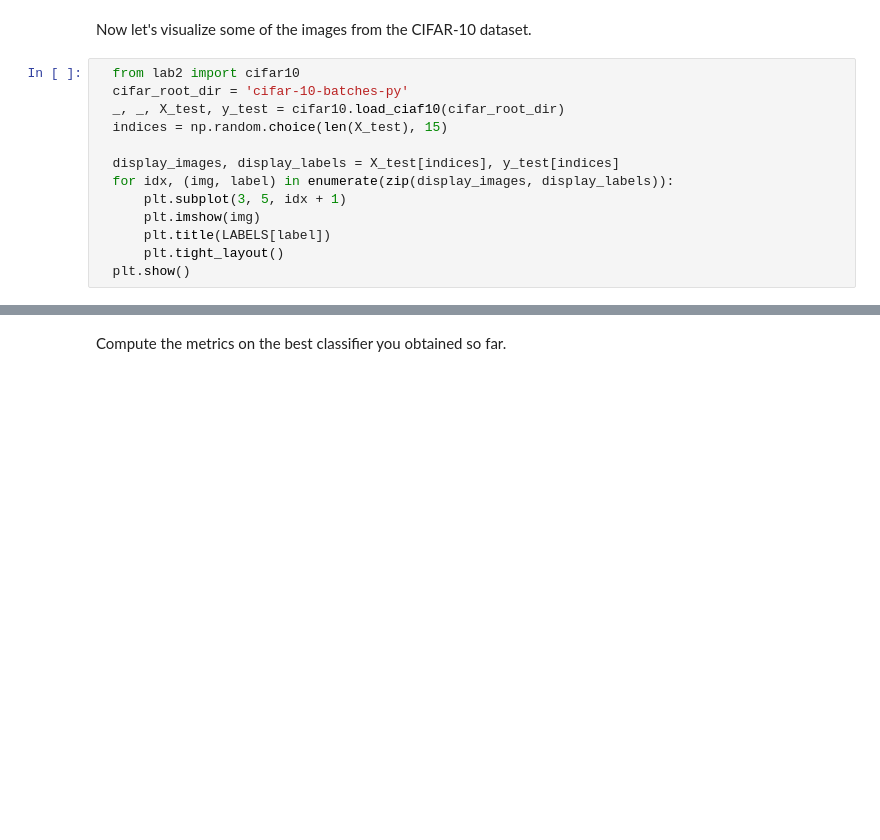
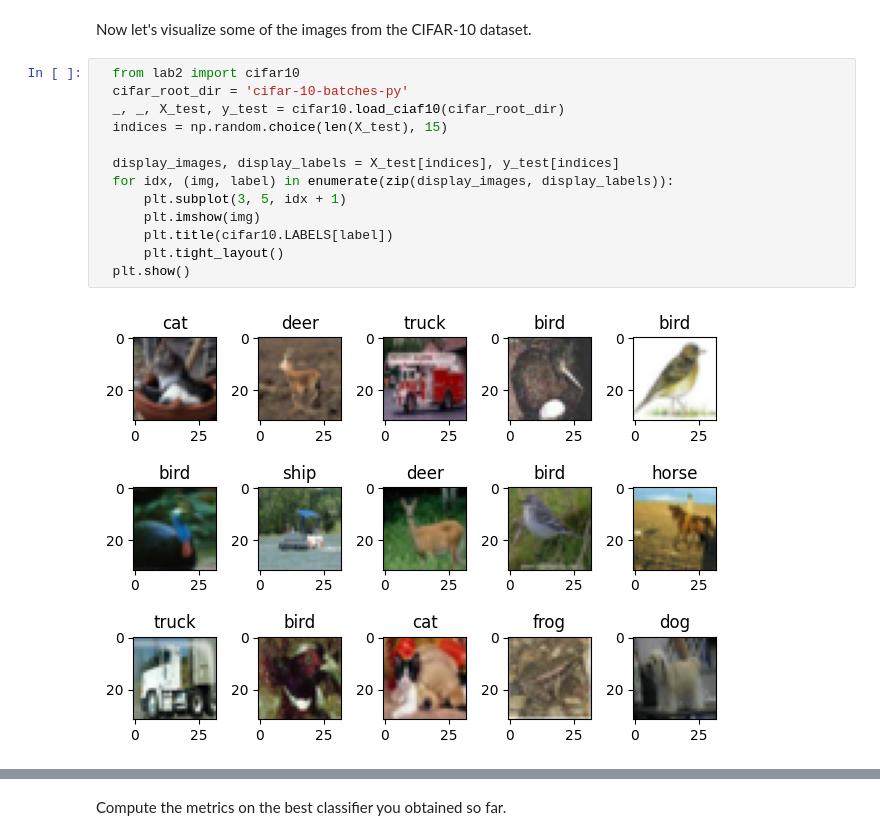
Before and after one commit to dianalauraborza/cvdl_lab2_students, a Jupyter notebook: Computer_Vision_and_Deep_Learning_Laboratory_2[students].ipynb, the cells around one changed output, grey strips where cells are left out. Cells and saved outputs as stored; diff of their text form; blank space fills up the shorter version.

```diff
--- a/Computer_Vision_and_Deep_Learning_Laboratory_2[students].ipynb
+++ b/Computer_Vision_and_Deep_Learning_Laboratory_2[students].ipynb
@@ -264,13 +159,15 @@ Now let's visualize some of the images from the CIFAR-10 dataset.
 # %%
   from lab2 import cifar10
   cifar_root_dir = 'cifar-10-batches-py'
   _, _, X_test, y_test = cifar10.load_ciaf10(cifar_root_dir)
   indices = np.random.choice(len(X_test), 15)
 
   display_images, display_labels = X_test[indices], y_test[indices]
   for idx, (img, label) in enumerate(zip(display_images, display_labels)):
       plt.subplot(3, 5, idx + 1)
       plt.imshow(img)
-      plt.title(LABELS[label])
+      plt.title(cifar10.LABELS[label])
       plt.tight_layout()
   plt.show()
+# %% [output]
+[figure, added]
```
Also changed, not shown: parts of 43 cells of this notebook, 4 other files.
